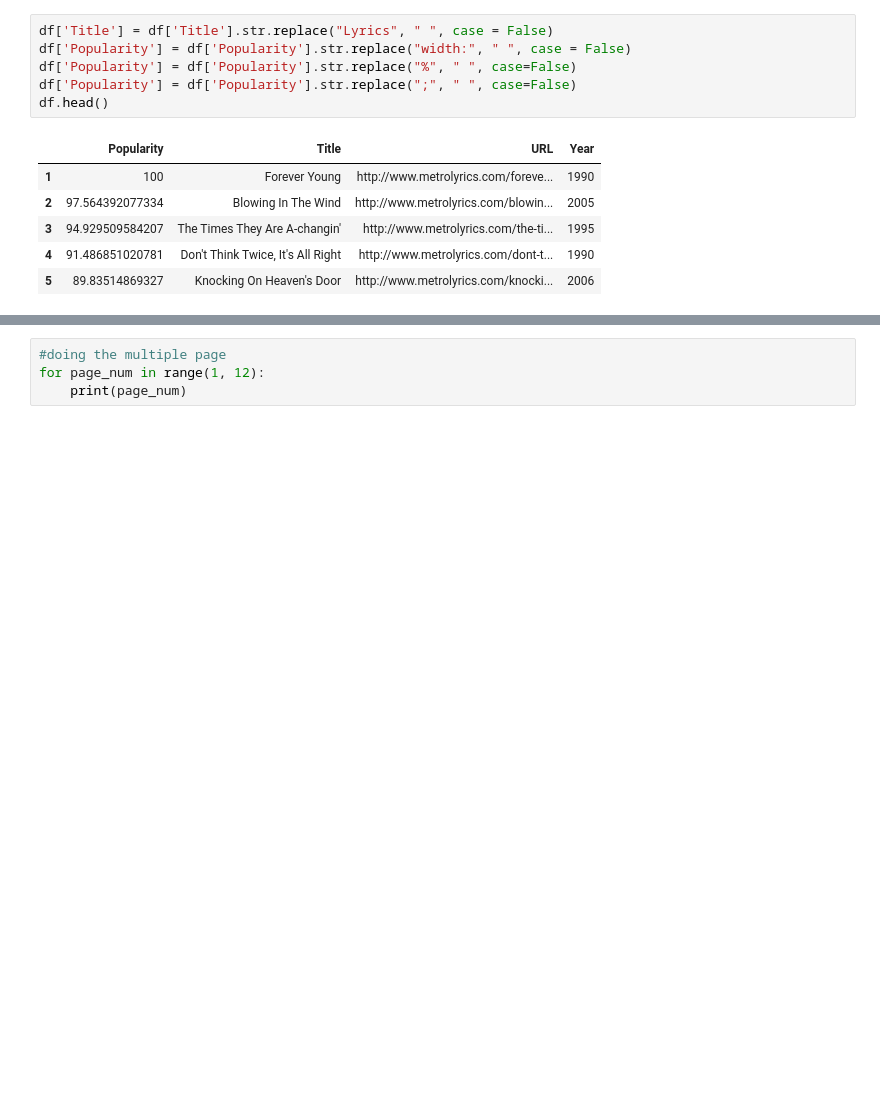
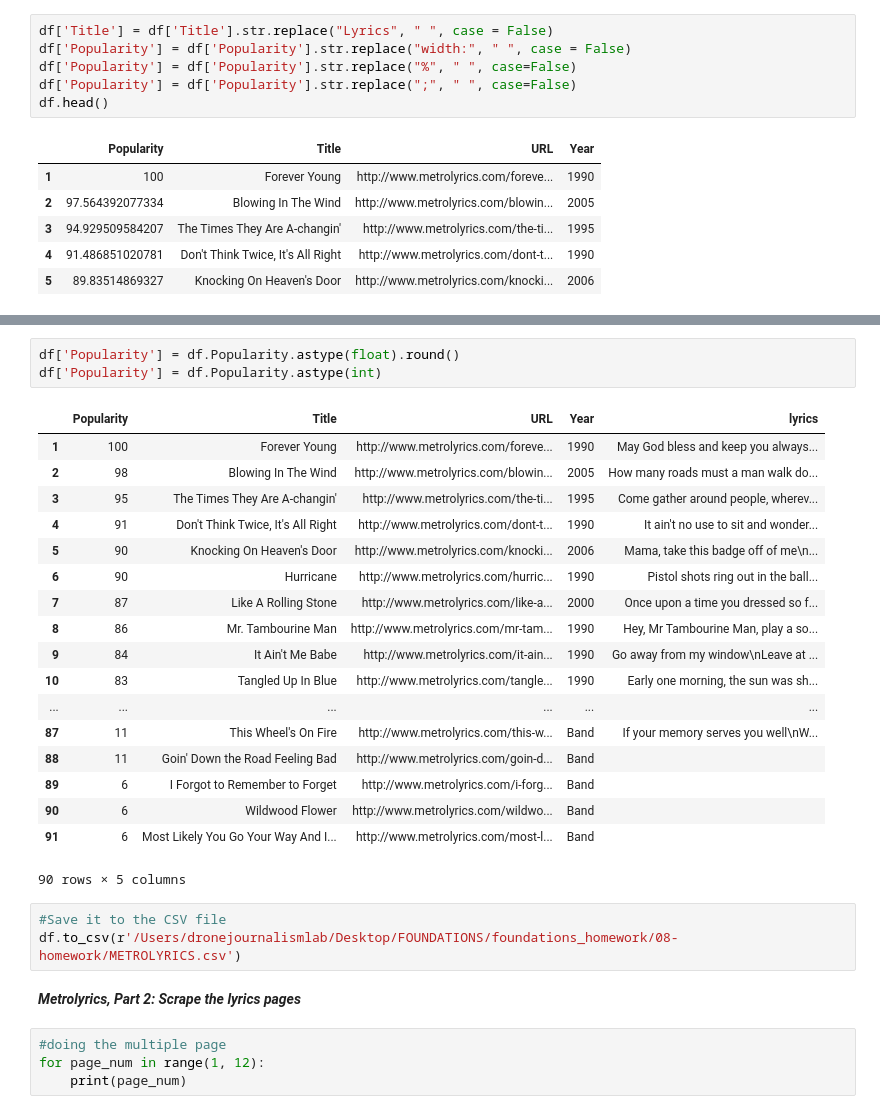
Before and after one commit to kandilysnc/foundations_homework, a Jupyter notebook: 08-homework/METROLYRICS.ipynb, the cells around one changed output, grey strips where cells are left out. Saved outputs shown, nothing was run; the diff lists cells and outputs as text; blank space fills up the shorter version.

```diff
--- a/08-homework/METROLYRICS.ipynb
+++ b/08-homework/METROLYRICS.ipynb
@@ -85,3 +94,30 @@ df.head()
+# %%
+df['Popularity'] = df.Popularity.astype(float).round()
+df['Popularity'] = df.Popularity.astype(int)
+# %% [output]
+|  | Popularity | Title | URL | Year | lyrics |
+| 1 | 100 | Forever Young | http://www.metrolyrics.com/foreve... | 1990 | May God bless and keep you always... |
+| 2 | 98 | Blowing In The Wind | http://www.metrolyrics.com/blowin... | 2005 | How many roads must a man walk do... |
+| 3 | 95 | The Times They Are A-changin' | http://www.metrolyrics.com/the-ti... | 1995 | Come gather around people, wherev... |
+| 4 | 91 | Don't Think Twice, It's All Right | http://www.metrolyrics.com/dont-t... | 1990 | It ain't no use to sit and wonder... |
+| 5 | 90 | Knocking On Heaven's Door | http://www.metrolyrics.com/knocki... | 2006 | Mama, take this badge off of me\n... |
+| 6 | 90 | Hurricane | http://www.metrolyrics.com/hurric... | 1990 | Pistol shots ring out in the ball... |
+| 7 | 87 | Like A Rolling Stone | http://www.metrolyrics.com/like-a... | 2000 | Once upon a time you dressed so f... |
+| 8 | 86 | Mr. Tambourine Man | http://www.metrolyrics.com/mr-tam... | 1990 | Hey, Mr Tambourine Man, play a so... |
+| 9 | 84 | It Ain't Me Babe | http://www.metrolyrics.com/it-ain... | 1990 | Go away from my window\nLeave at ... |
+| 10 | 83 | Tangled Up In Blue | http://www.metrolyrics.com/tangle... | 1990 | Early one morning, the sun was sh... |
+| ... | ... | ... | ... | ... | ... |
+| 87 | 11 | This Wheel's On Fire | http://www.metrolyrics.com/this-w... | Band | If your memory serves you well\nW... |
+| 88 | 11 | Goin' Down the Road Feeling Bad | http://www.metrolyrics.com/goin-d... | Band |  |
+| 89 | 6 | I Forgot to Remember to Forget | http://www.metrolyrics.com/i-forg... | Band |  |
+| 90 | 6 | Wildwood Flower | http://www.metrolyrics.com/wildwo... | Band |  |
+| 91 | 6 | Most Likely You Go Your Way And I... | http://www.metrolyrics.com/most-l... | Band |  |
+90 rows × 5 columns
+# %%
+#Save it to the CSV file
+df.to_csv(r'/Users/dronejournalismlab/Desktop/FOUNDATIONS/foundations_homework/08-homework/METROLYRICS.csv')
+# %% [markdown]
+***Metrolyrics, Part 2: Scrape the lyrics pages***
 # %%
 #doing the multiple page
 for page_num in range(1, 12):
```
Also changed, not shown: parts of 5 cells of this notebook, 1 other file.
